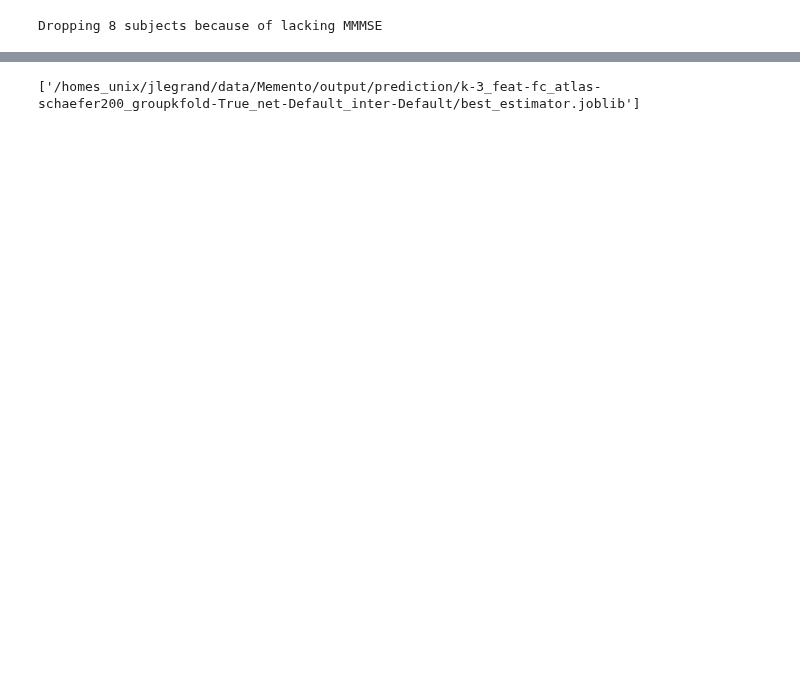
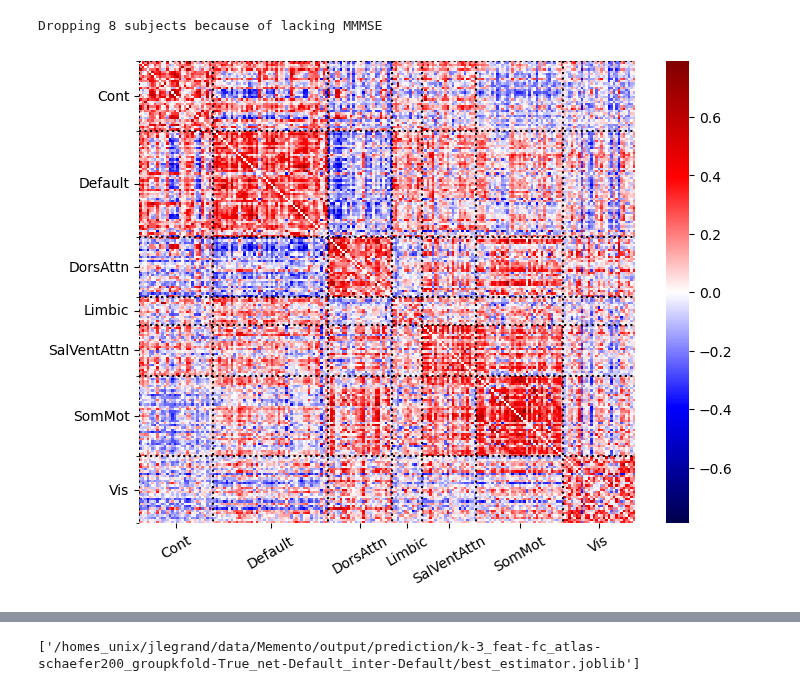
Before and after one commit to jonathan-legrand/cogpred, a Jupyter notebook: predict_cluster_fc.ipynb, the cells around one changed output, grey strips where cells are left out. Cells and saved outputs as stored; diff of their text form; code cells hidden in the pictures; blank space fills up the shorter version.

```diff
--- a/predict_cluster_fc.ipynb
+++ b/predict_cluster_fc.ipynb
@@ -33,6 +35,12 @@ os.makedirs(run_path, exist_ok=True)
 metadata.to_csv(run_path / "metadata.csv")
 # %% [output]
 Dropping 8 subjects because of lacking MMMSE
+# %%
+from neuroginius.atlas import Atlas
+plot_matrix(matrices[1], Atlas.from_name(ATLAS))
+plt.show()
+# %% [output]
+[figure, added]
 # %%
 masker = MatrixMasker(REFNET, INTER).fit(matrices, metadata)
 
```
Also changed, not shown: parts of 10 cells of this notebook.
